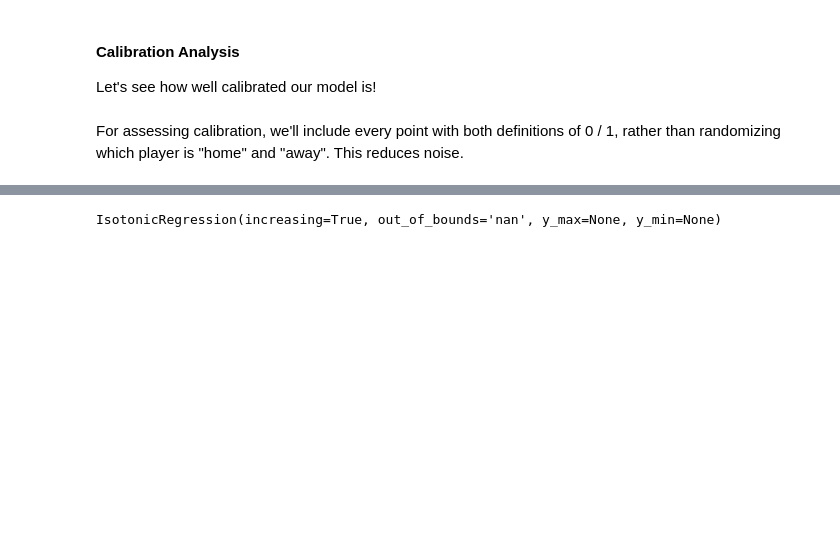
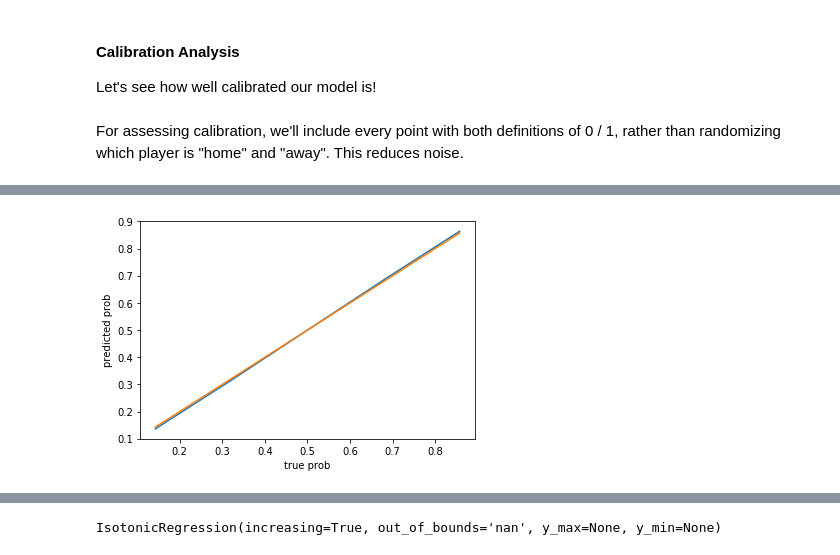
Before and after one commit to siddjagadish/tennis_new, a Jupyter notebook: tennis_new/notebooks/model_fitting/ELO/elo_v_odds.ipynb, the cells around one changed output, grey strips where cells are left out. Saved outputs shown, nothing was run; the diff lists cells and outputs as text; code cells hidden in the pictures; blank space fills up the shorter version.

```diff
--- a/tennis_new/notebooks/model_fitting/ELO/elo_v_odds.ipynb
+++ b/tennis_new/notebooks/model_fitting/ELO/elo_v_odds.ipynb
@@ -553,0 +560,4 @@ Pretty well calibrated already!
+# %%
+plot_calibration_curve(calibrate_df[calibrate_df['best_of'] == 3], 'pred')
+# %% [output]
+[figure, added]
```
Also changed, not shown: parts of 52 cells of this notebook, 1 other file.
